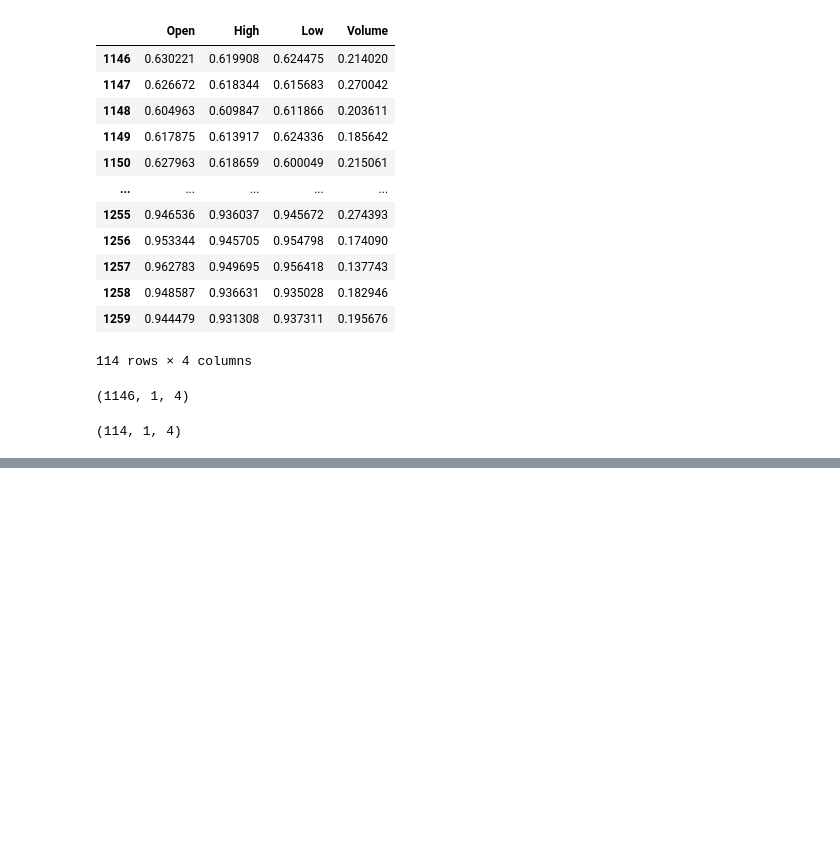
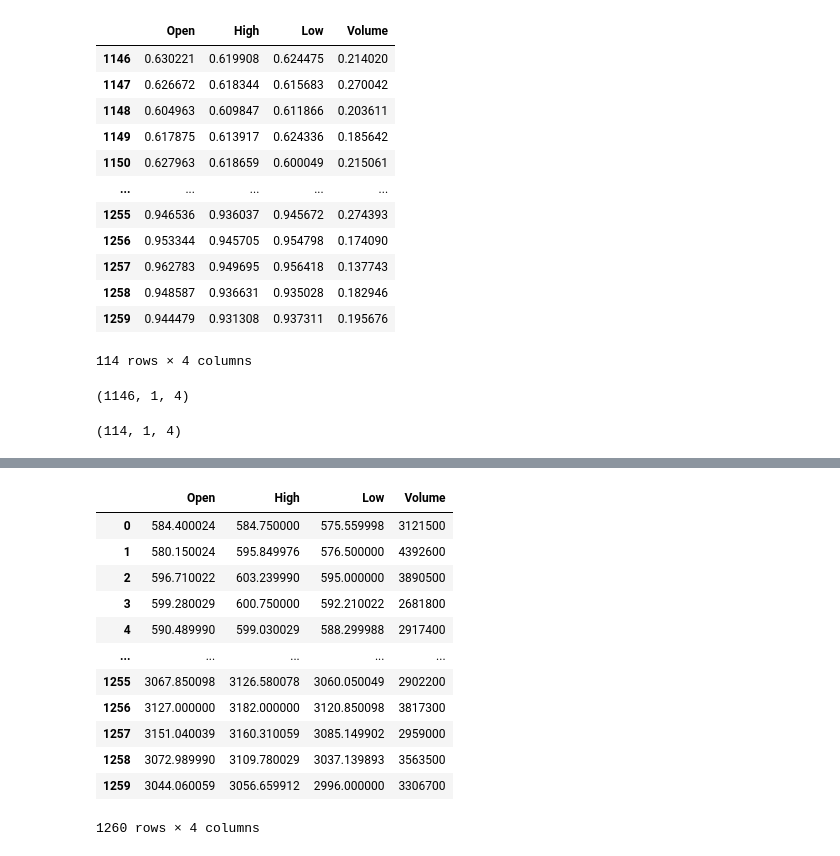
Before and after one commit to isoori/FAANG-Companies, a Jupyter notebook: FAANG Companies.ipynb, the cells around one changed output, grey strips where cells are left out. Cells and saved outputs as stored; diff of their text form; code cells hidden in the pictures; blank space fills up the shorter version.

```diff
--- a/FAANG Companies.ipynb
+++ b/FAANG Companies.ipynb
@@ -182,0 +202,18 @@ mean_squared_error(y_test,predict)
+# %%
+features = ['Open' , 'High', 'Low','Volume']
+feature_tf = amazon[features]
+feature_tf
+# %% [output]
+|  | Open | High | Low | Volume |
+| 0 | 584.400024 | 584.750000 | 575.559998 | 3121500 |
+| 1 | 580.150024 | 595.849976 | 576.500000 | 4392600 |
+| 2 | 596.710022 | 603.239990 | 595.000000 | 3890500 |
+| 3 | 599.280029 | 600.750000 | 592.210022 | 2681800 |
+| 4 | 590.489990 | 599.030029 | 588.299988 | 2917400 |
+| ... | ... | ... | ... | ... |
+| 1255 | 3067.850098 | 3126.580078 | 3060.050049 | 2902200 |
+| 1256 | 3127.000000 | 3182.000000 | 3120.850098 | 3817300 |
+| 1257 | 3151.040039 | 3160.310059 | 3085.149902 | 2959000 |
+| 1258 | 3072.989990 | 3109.780029 | 3037.139893 | 3563500 |
+| 1259 | 3044.060059 | 3056.659912 | 2996.000000 | 3306700 |
+1260 rows × 4 columns
```
Also changed, not shown: parts of 24 cells of this notebook.
